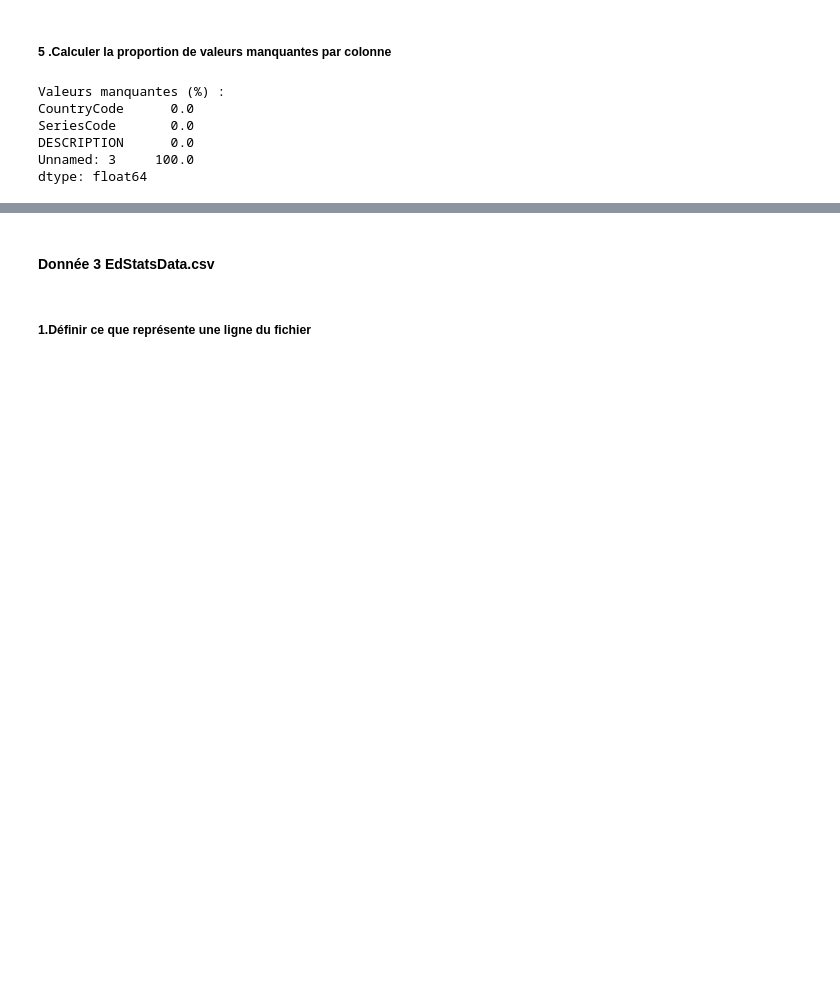
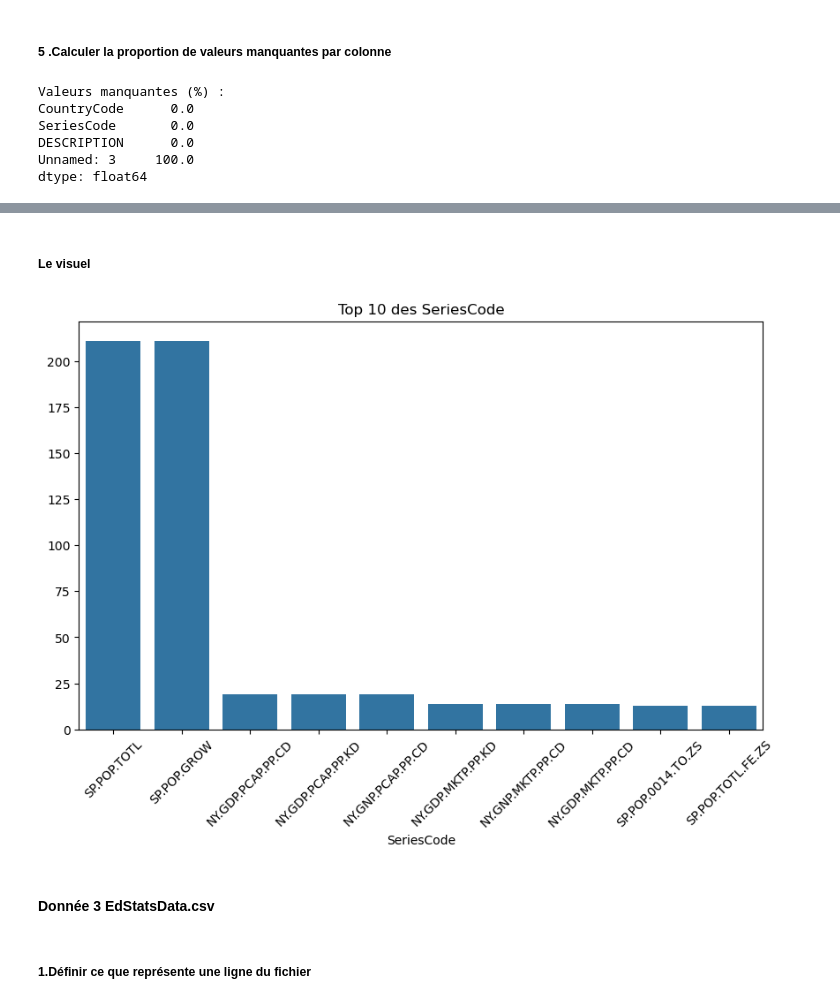
Before and after one commit to Noel974/Analysez-des-donn-es-de-syst-mes-ducatifs, a Jupyter notebook: Analysez des données de systèmes éducatifs.ipynb, the cells around one changed output, grey strips where cells are left out. Drawn from its saved outputs; the diff is of its cells as text; code cells hidden in the pictures; blank space fills up the shorter version.

```diff
--- a/Analysez des données de systèmes éducatifs.ipynb
+++ b/Analysez des données de systèmes éducatifs.ipynb
@@ -362,3 +489,6 @@ SeriesCode       0.0
 DESCRIPTION      0.0
 Unnamed: 3     100.0
 dtype: float64
+# %%
+data = pd.read_csv("EdStatsCountry-Series.csv")
+print(data.isnull().mean() * 100)
@@ -364,0 +503,7 @@ dtype: float64
+# %%
+data = data.dropna(thresh=len(data)*0.8, axis=1)
+print(data.isnull().sum())
+print(data.shape)
+
+# Sauvegarde du dataset nettoyé
+data.to_csv("EdStatsCountry-Series_clean.csv", index=False)
@@ -365,3 +551,17 @@ dtype: float64
+# %% [markdown]
+##### Le visuel
+# %%
+import seaborn as sns
+import matplotlib.pyplot as plt
+
+top_series = data['SeriesCode'].value_counts().head(10)
+plt.figure(figsize=(10,6))
+sns.barplot(x=top_series.index, y=top_series.values)
+plt.title("Top 10 des SeriesCode")
+plt.xticks(rotation=45)
+plt.show()
+# %% [output]
+[figure, added]
 # %% [markdown]
 #### Donnée 3 EdStatsData.csv
 # %% [markdown]
```
Also changed, not shown: parts of 65 cells of this notebook, 1 other file.
